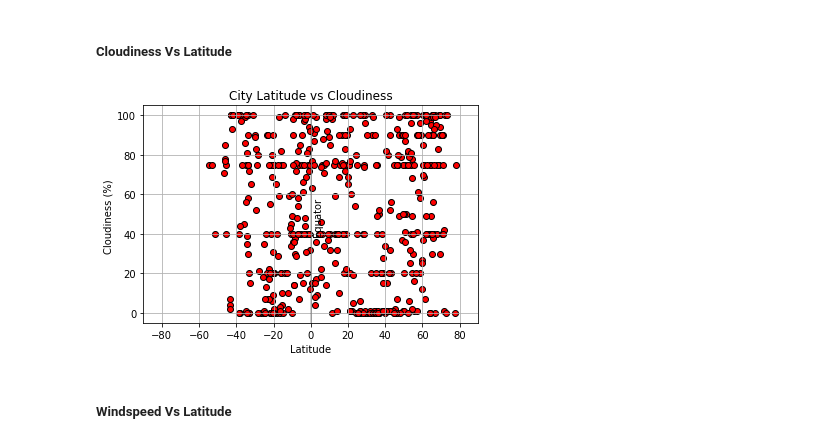
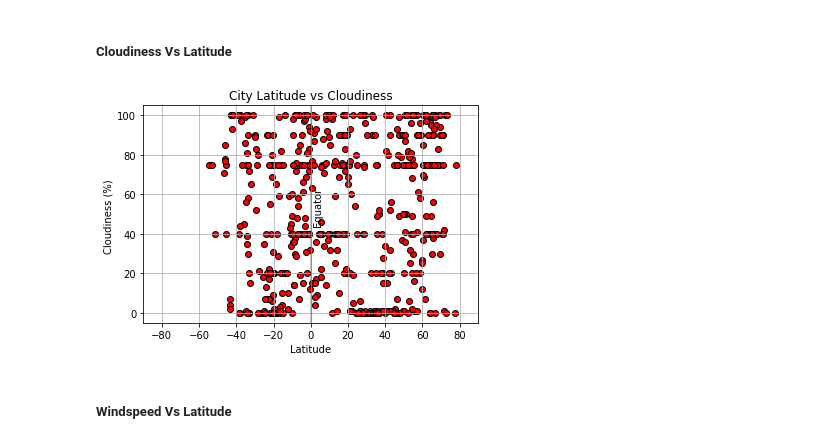
Before and after one commit to ShimsyV/python-api-challenge, a Jupyter notebook: WeatherPy/WeatherPy.ipynb, the cells around one changed output. Cells and saved outputs as stored; diff of their text form; code cells hidden in the pictures.

```diff
--- a/WeatherPy/WeatherPy.ipynb
+++ b/WeatherPy/WeatherPy.ipynb
@@ -203,21 +210,21 @@ plt.show()
 # %%
 plt.scatter(weather_data["Latitude"], weather_data["Cloudiness"], facecolors="red", edgecolors="black", marker="o")
 
 # Add chart labels
 plt.title("City Latitude vs Cloudiness")
-plt.axvline(0, color = 'black', alpha = .25, label = 'Equator')
-plt.text(1,40,'Equator',rotation=90)
+plt.axvline(0, color = 'black', alpha = .30, label = 'Equator')
+plt.text(1,45,'Equator',rotation=90)
 plt.ylabel("Cloudiness (%) ")
 plt.xlabel("Latitude")
 plt.grid(True)
 plt.xlim(-90,90)
 
 plt.savefig("Output/City Latitude vs. Cloudiness.png")
 
 # Show plot
 plt.show()
 # %% [output]
-[figure, old version]
+[figure, new version]
 # %% [markdown]
 ##### Windspeed Vs Latitude
 # %%
```
Also changed, not shown: parts of 3 cells of this notebook.
